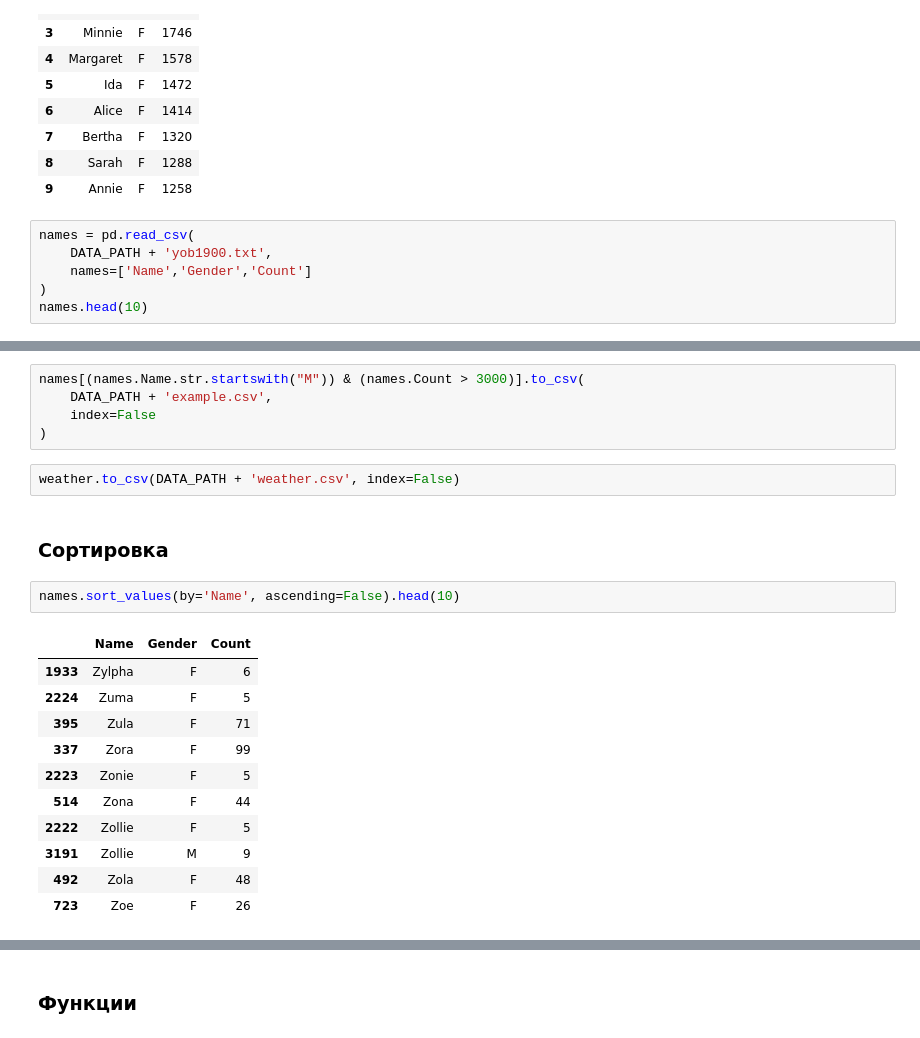
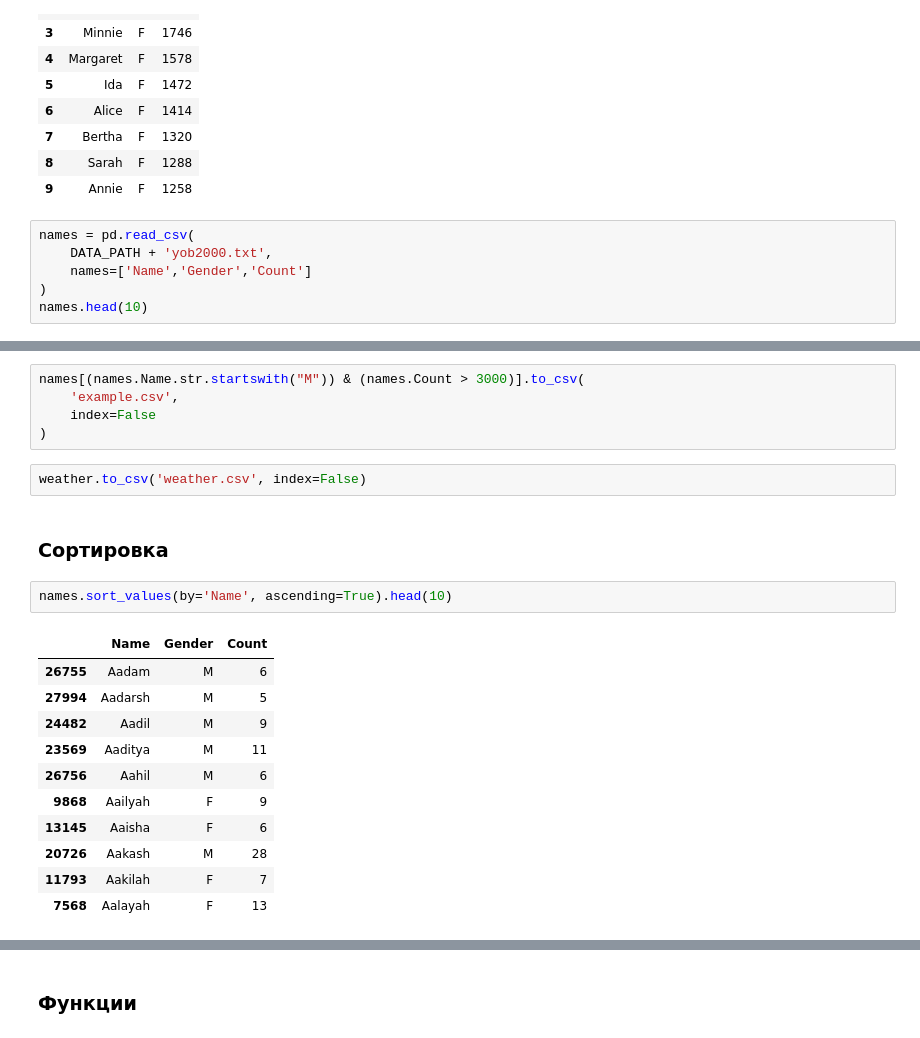
Before and after one commit to netology-code/pythoncourse, a Jupyter notebook: 4_1_Common.ipynb, the cells around one changed output, grey strips where cells are left out. Cells and saved outputs as stored; diff of their text form.

```diff
--- a/4_1_Common.ipynb
+++ b/4_1_Common.ipynb
@@ -134,7 +134,7 @@ pd.read_csv(DATA_PATH + 'yob1880.txt').head(10)
 | 9 | Annie | F | 1258 |
 # %%
 names = pd.read_csv(
-    DATA_PATH + 'yob1900.txt',
+    DATA_PATH + 'yob2000.txt',
     names=['Name','Gender','Count']
 )
 names.head(10)
@@ -206,26 +226,26 @@ names[(names.Name.str.startswith("M")) & (names.Count > 3000)].head(10)
 # %%
 names[(names.Name.str.startswith("M")) & (names.Count > 3000)].to_csv(
-    DATA_PATH + 'example.csv',
+    'example.csv',
     index=False
 )
 # %%
-weather.to_csv(DATA_PATH + 'weather.csv', index=False)
+weather.to_csv('weather.csv', index=False)
 # %% [markdown]
 ### Сортировка
 # %%
-names.sort_values(by='Name', ascending=False).head(10)
+names.sort_values(by='Name', ascending=True).head(10)
 # %% [output]
 |  | Name | Gender | Count |
-| 1933 | Zylpha | F | 6 |
-| 2224 | Zuma | F | 5 |
-| 395 | Zula | F | 71 |
-| 337 | Zora | F | 99 |
-| 2223 | Zonie | F | 5 |
-| 514 | Zona | F | 44 |
-| 2222 | Zollie | F | 5 |
-| 3191 | Zollie | M | 9 |
-| 492 | Zola | F | 48 |
-| 723 | Zoe | F | 26 |
+| 26755 | Aadam | M | 6 |
+| 27994 | Aadarsh | M | 5 |
+| 24482 | Aadil | M | 9 |
+| 23569 | Aaditya | M | 11 |
+| 26756 | Aahil | M | 6 |
+| 9868 | Aailyah | F | 9 |
+| 13145 | Aaisha | F | 6 |
+| 20726 | Aakash | M | 28 |
+| 11793 | Aakilah | F | 7 |
+| 7568 | Aalayah | F | 13 |
 # %%
 names.sort_values(by='Count', ascending=False).head(10)
 # %% [output]
```
Also changed, not shown: parts of 21 cells of this notebook.
